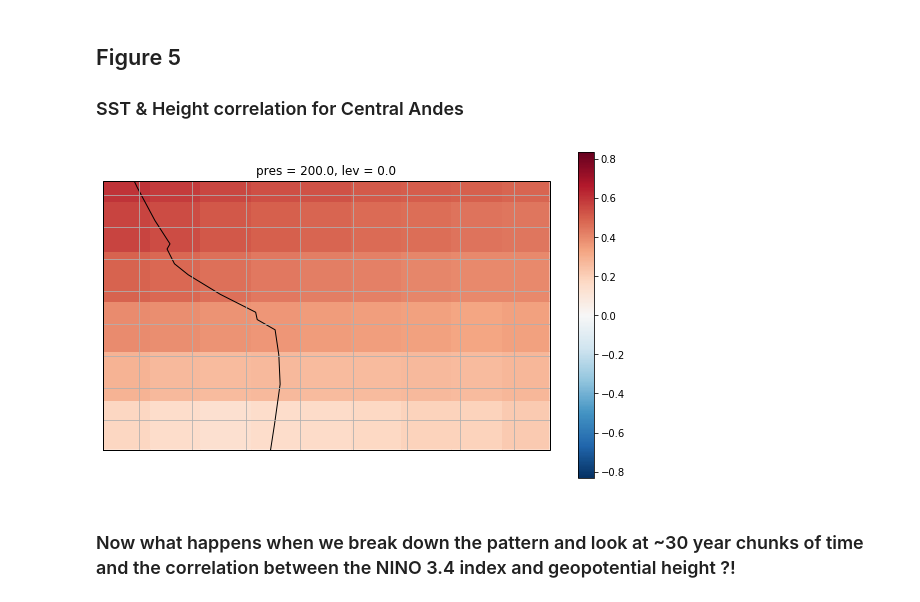
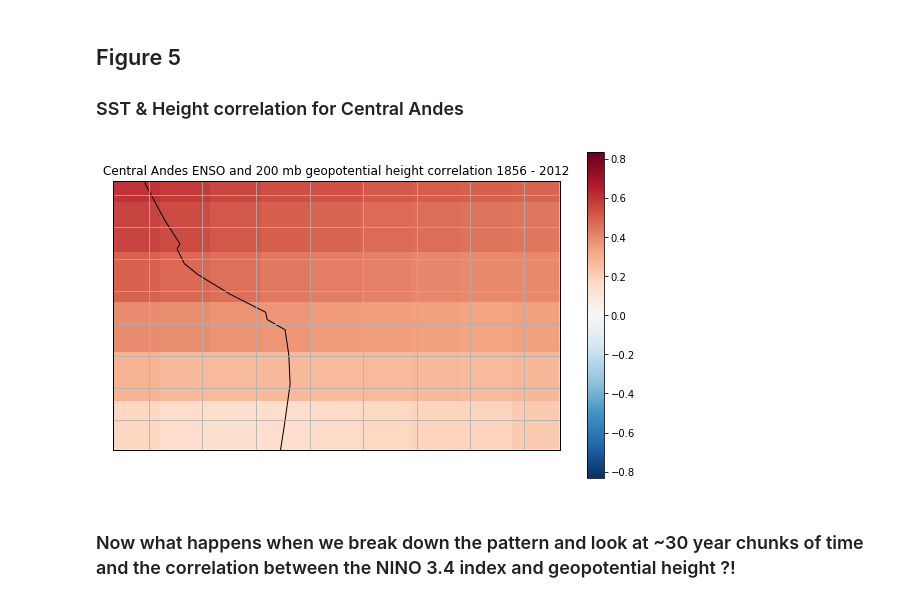
Before and after one commit to amvaruolo-clarke/rces-project, a Jupyter notebook: rces-project-20181129.ipynb, the cells around one changed output. Saved outputs shown, nothing was run; the diff lists cells and outputs as text; code cells hidden in the pictures.

```diff
--- a/rces-project-20181129.ipynb
+++ b/rces-project-20181129.ipynb
@@ -506,28 +511,29 @@ fig.savefig('rces-project_fig4.png')
 # %%
 # PLOTTING OVER CENTRAL ANDES
 extent = [280, 305, -25, -10] # set extent
 central_lon = np.mean(extent[:2]) # get first two values in extent which are longitudes to calc center lon
 central_lat = np.mean(extent[2:]) # get last two values in extent which are latutides to calc center lat
 
 map_proj = ccrs.PlateCarree(central_lon) # this is the project we want our map to be on
 data_proj = ccrs.PlateCarree() # the data is in lat/lon, we can use PlateCarrree
 
 fig, ax = plt.subplots(figsize = (10, 6))
 ax = plt.axes(projection = map_proj) # create axis that has the map projection we want
 ax.set_extent(extent) # set extent based on what we have defined above
 
 ax.add_feature(cfeature.OCEAN, facecolor = 'w', edgecolor = 'k') # add ocean, make it white
 ax.add_feature(cfeature.LAND, facecolor = 'w', edgecolor = 'k') # add land,make it white with black edges
 ax.add_feature(cfeature.COASTLINE, edgecolor = 'k') # add coastline feature and set color to be white and edgecolor to be black
 
 
 cs = sst_hgt_cor.plot(transform = data_proj, ax = ax)
 #plt.clabel(cs) # use plt to format the contour labels using clabel, %1.0f tell python to only show string of whole numbers and we added unit
 ax.gridlines();
+ax.set_title('Central Andes ENSO and 200 mb geopotential height correlation 1856 - 2012');
 
 fig.savefig('rces-project_fig5.png')
 # %% [output]
-[figure, old version]
+[figure, new version]
 # %% [markdown]
 ### Now what happens when we break down the pattern and look at ~30 year chunks of time and the correlation between the NINO 3.4 index and geopotential height ?!
 # %% [markdown]
```
Also changed, not shown: parts of 4 cells of this notebook.
